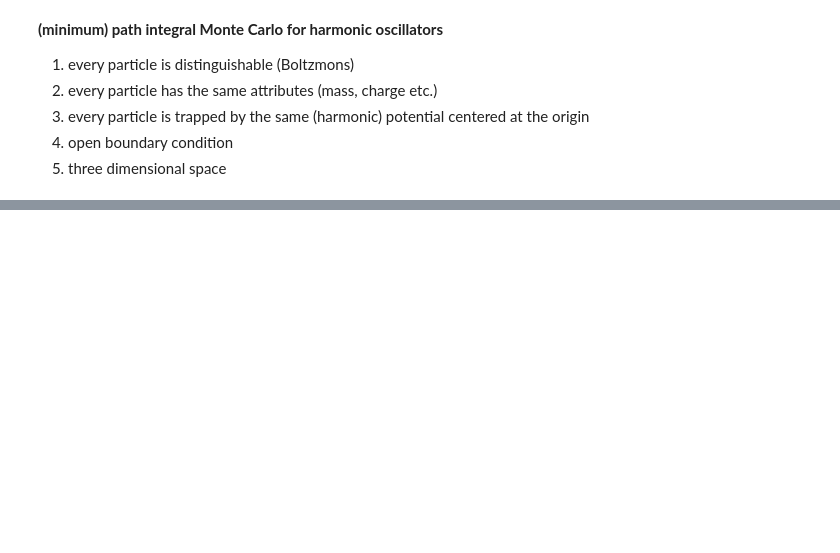
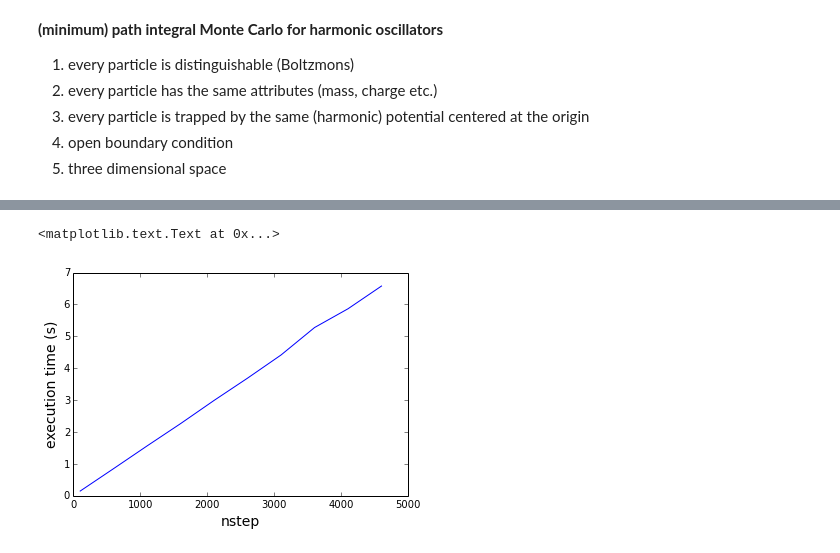
Before and after one commit to Paul-St-Young/share, a Jupyter notebook: julia-tutorial-pimc/python_vs_julia/python-pimc.ipynb, the cells around one changed output, grey strips where cells are left out. Drawn from its saved outputs; the diff is of its cells as text; code cells hidden in the pictures; blank space fills up the shorter version.

```diff
--- a/julia-tutorial-pimc/python_vs_julia/python-pimc.ipynb
+++ b/julia-tutorial-pimc/python_vs_julia/python-pimc.ipynb
@@ -272,0 +273,35 @@ energy_beta(400,3,100)
+# %%
+import cProfile, pstats, StringIO
+
+nsteps = [10**i for i in range(2,5)]
+nsteps = np.arange(100,5000,500)
+
+time = np.zeros(len(nsteps))
+for i in range(len(nsteps)):
+    nstep = nsteps[i]
+    pr = cProfile.Profile()
+    pr.enable()
+    # start profiling code
+    nslice = 3
+    pimc  = HarmonicPIMC(1.0,nslice)
+    a,T,V = pimc.main_loop(nstep)
+    # end profiling code
+    pr.disable()
+
+    s = StringIO.StringIO()
+    sortby = 'cumulative'
+    ps = pstats.Stats(pr, stream=s).sort_stats(sortby)
+    ps.print_stats()
+    sec = s.getvalue().split("\n")[0].split()[-2]
+
+    time[i] = float(sec)
+# end for
+# %%
+fig = plt.figure()
+ax = fig.add_subplot(1,1,1)
+ax.plot(nsteps,time)
+ax.set_xlabel("nstep",fontsize=14)
+ax.set_ylabel("execution time (s)",fontsize=14)
+# %% [output]
+<matplotlib.text.Text at 0x...>
+[figure, added]
```
Also changed, not shown: parts of 4 cells of this notebook, 1 other file.
